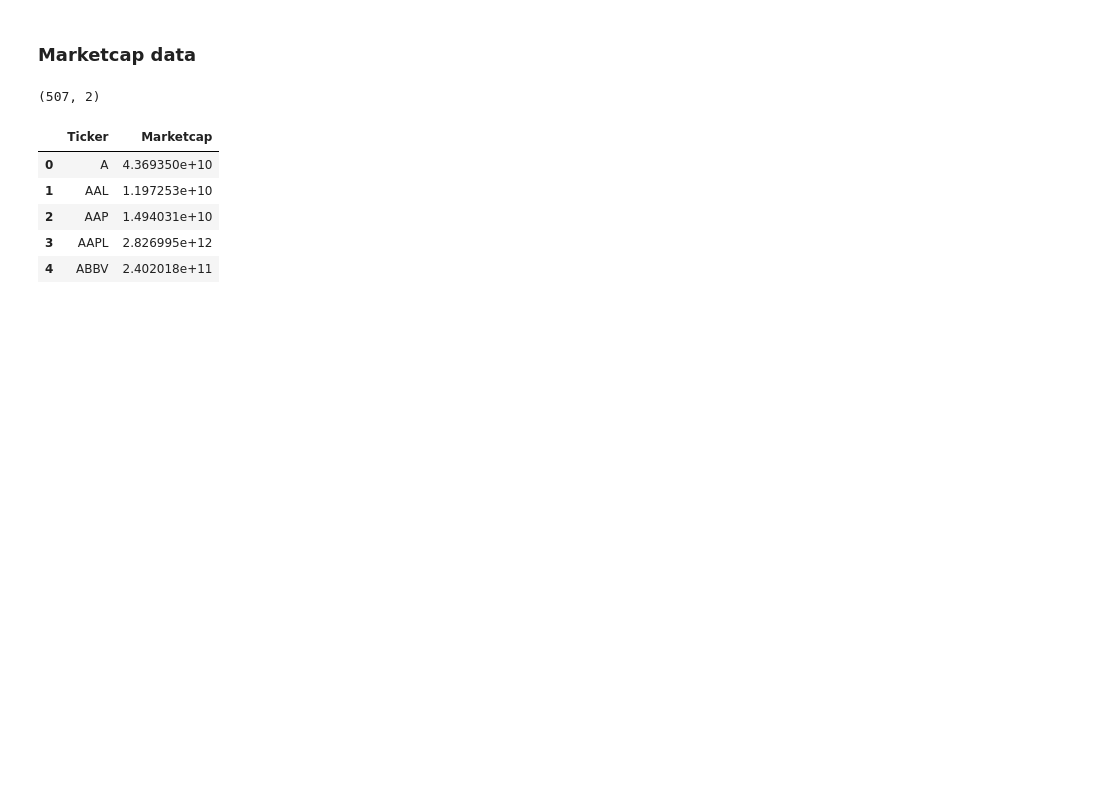
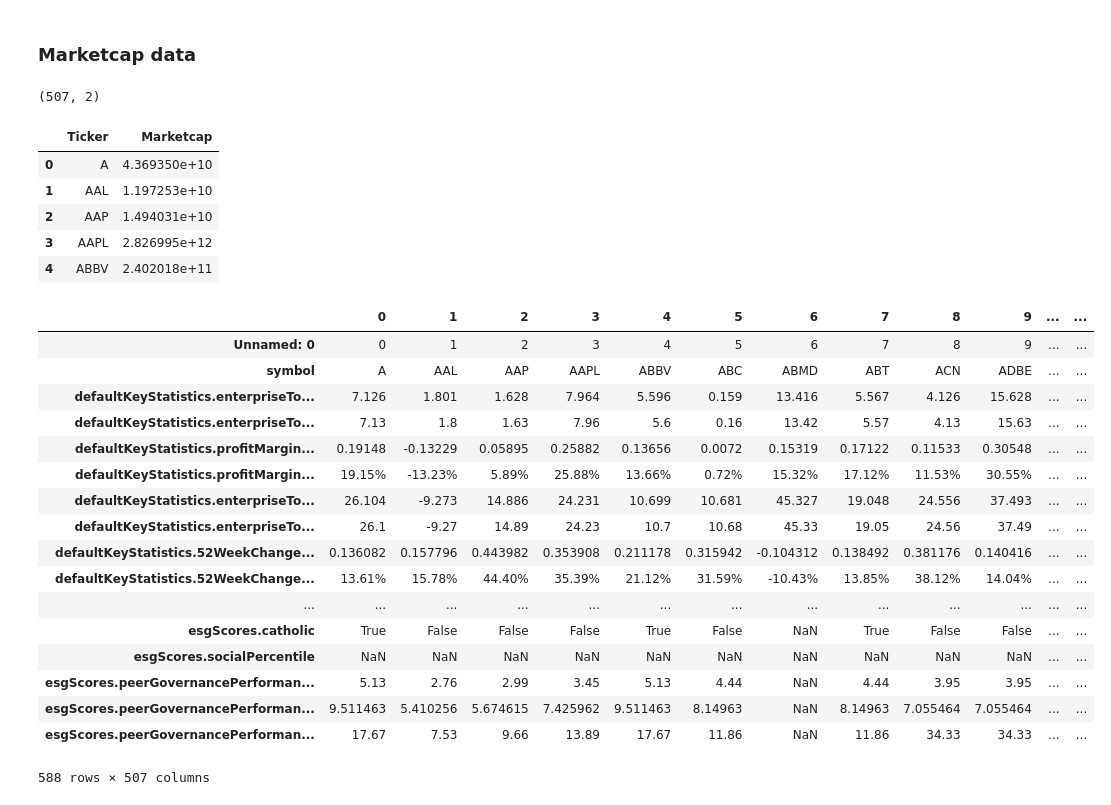
Before and after one commit to cjj1120/ESG_responsible_investment, a Jupyter notebook: work/notebook/ETL/snp500_financial_marketcap_rapidAPI.ipynb, the cells around one changed output. Saved outputs shown, nothing was run; the diff lists cells and outputs as text; code cells hidden in the pictures; blank space fills up the shorter version.

```diff
--- a/work/notebook/ETL/snp500_financial_marketcap_rapidAPI.ipynb
+++ b/work/notebook/ETL/snp500_financial_marketcap_rapidAPI.ipynb
@@ -134,3 +128,27 @@ df_marketcap.head()
 | 4 | ABBV | 2.402018e+11 |
 # %%
 #df_marketcap.to_csv('marketcap_data.csv')
+# %%
+import pandas as pd
+pd.set_option('display.max_rows', None)
+df = pd.read_csv("../../data/raw/full_financial_details.csv")
+df.T
+# %% [output]
+|  | 0 | 1 | 2 | 3 | 4 | 5 | 6 | 7 | 8 | 9 | ... | ... |
+| Unnamed: 0 | 0 | 1 | 2 | 3 | 4 | 5 | 6 | 7 | 8 | 9 | ... | ... |
+| symbol | A | AAL | AAP | AAPL | ABBV | ABC | ABMD | ABT | ACN | ADBE | ... | ... |
+| defaultKeyStatistics.enterpriseTo... | 7.126 | 1.801 | 1.628 | 7.964 | 5.596 | 0.159 | 13.416 | 5.567 | 4.126 | 15.628 | ... | ... |
+| defaultKeyStatistics.enterpriseTo... | 7.13 | 1.8 | 1.63 | 7.96 | 5.6 | 0.16 | 13.42 | 5.57 | 4.13 | 15.63 | ... | ... |
+| defaultKeyStatistics.profitMargin... | 0.19148 | -0.13229 | 0.05895 | 0.25882 | 0.13656 | 0.0072 | 0.15319 | 0.17122 | 0.11533 | 0.30548 | ... | ... |
+| defaultKeyStatistics.profitMargin... | 19.15% | -13.23% | 5.89% | 25.88% | 13.66% | 0.72% | 15.32% | 17.12% | 11.53% | 30.55% | ... | ... |
+| defaultKeyStatistics.enterpriseTo... | 26.104 | -9.273 | 14.886 | 24.231 | 10.699 | 10.681 | 45.327 | 19.048 | 24.556 | 37.493 | ... | ... |
+| defaultKeyStatistics.enterpriseTo... | 26.1 | -9.27 | 14.89 | 24.23 | 10.7 | 10.68 | 45.33 | 19.05 | 24.56 | 37.49 | ... | ... |
+| defaultKeyStatistics.52WeekChange... | 0.136082 | 0.157796 | 0.443982 | 0.353908 | 0.211178 | 0.315942 | -0.104312 | 0.138492 | 0.381176 | 0.140416 | ... | ... |
+| defaultKeyStatistics.52WeekChange... | 13.61% | 15.78% | 44.40% | 35.39% | 21.12% | 31.59% | -10.43% | 13.85% | 38.12% | 14.04% | ... | ... |
+| ... | ... | ... | ... | ... | ... | ... | ... | ... | ... | ... | ... | ... |
+| esgScores.catholic | True | False | False | False | True | False | NaN | True | False | False | ... | ... |
+| esgScores.socialPercentile | NaN | NaN | NaN | NaN | NaN | NaN | NaN | NaN | NaN | NaN | ... | ... |
+| esgScores.peerGovernancePerforman... | 5.13 | 2.76 | 2.99 | 3.45 | 5.13 | 4.44 | NaN | 4.44 | 3.95 | 3.95 | ... | ... |
+| esgScores.peerGovernancePerforman... | 9.511463 | 5.410256 | 5.674615 | 7.425962 | 9.511463 | 8.14963 | NaN | 8.14963 | 7.055464 | 7.055464 | ... | ... |
+| esgScores.peerGovernancePerforman... | 17.67 | 7.53 | 9.66 | 13.89 | 17.67 | 11.86 | NaN | 11.86 | 34.33 | 34.33 | ... | ... |
+588 rows × 507 columns
```
Also changed, not shown: parts of 1 cell of this notebook, 2 other files.
